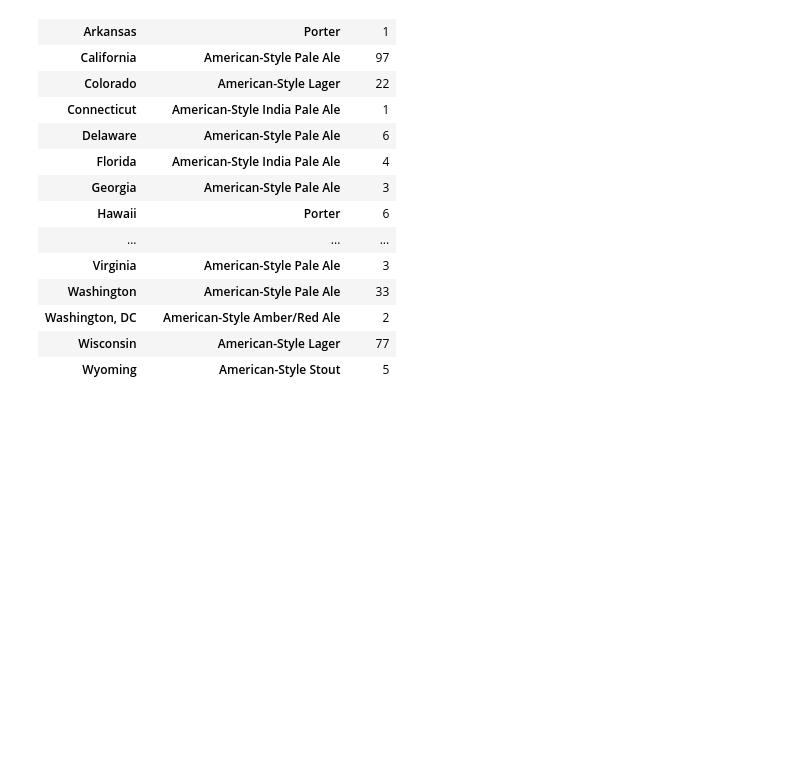
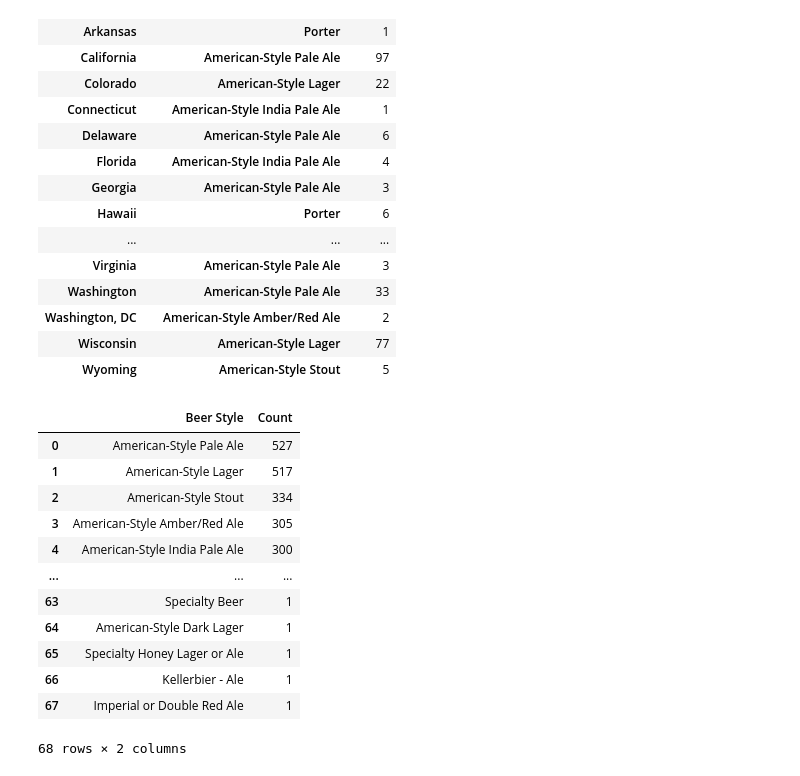
Before and after one commit to a-prospero/strange_brew, a Jupyter notebook: beer_style.ipynb, the cells around one changed output. Saved outputs shown, nothing was run; the diff lists cells and outputs as text; code cells hidden in the pictures; blank space fills up the shorter version.

```diff
--- a/beer_style.ipynb
+++ b/beer_style.ipynb
@@ -245,0 +278,17 @@ state_beer.rename(columns = {'State': 'State', 'Beer Style': 'Beer Style', 'Beer
+# %%
+nations_beer_style = pd.read_excel('nationwide.xlsx')
+nations_beer_style
+# %% [output]
+|  | Beer Style | Count |
+| 0 | American-Style Pale Ale | 527 |
+| 1 | American-Style Lager | 517 |
+| 2 | American-Style Stout | 334 |
+| 3 | American-Style Amber/Red Ale | 305 |
+| 4 | American-Style India Pale Ale | 300 |
+| ... | ... | ... |
+| 63 | Specialty Beer | 1 |
+| 64 | American-Style Dark Lager | 1 |
+| 65 | Specialty Honey Lager or Ale | 1 |
+| 66 | Kellerbier - Ale | 1 |
+| 67 | Imperial or Double Red Ale | 1 |
+68 rows × 2 columns
```
Also changed, not shown: parts of 8 cells of this notebook, 2 other files.
